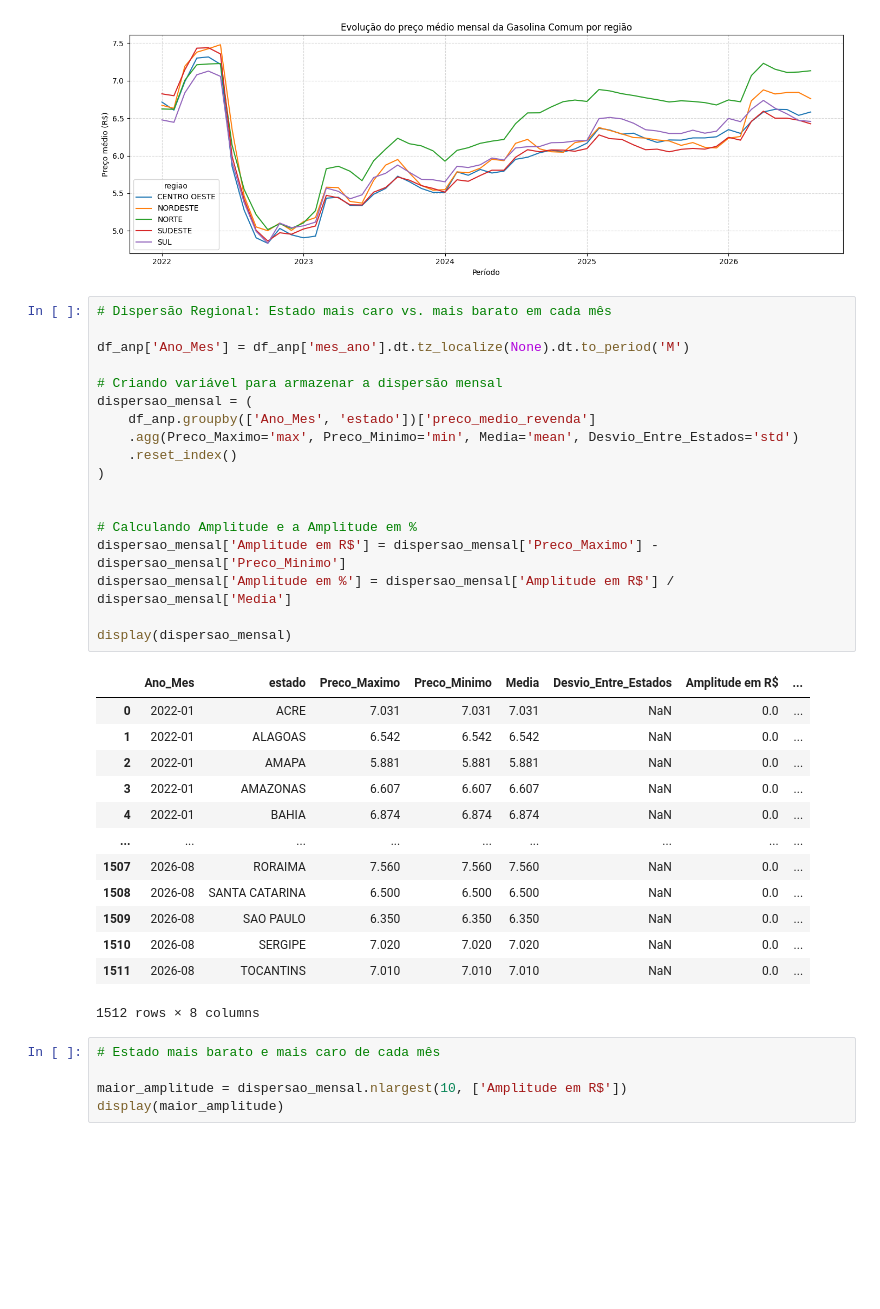
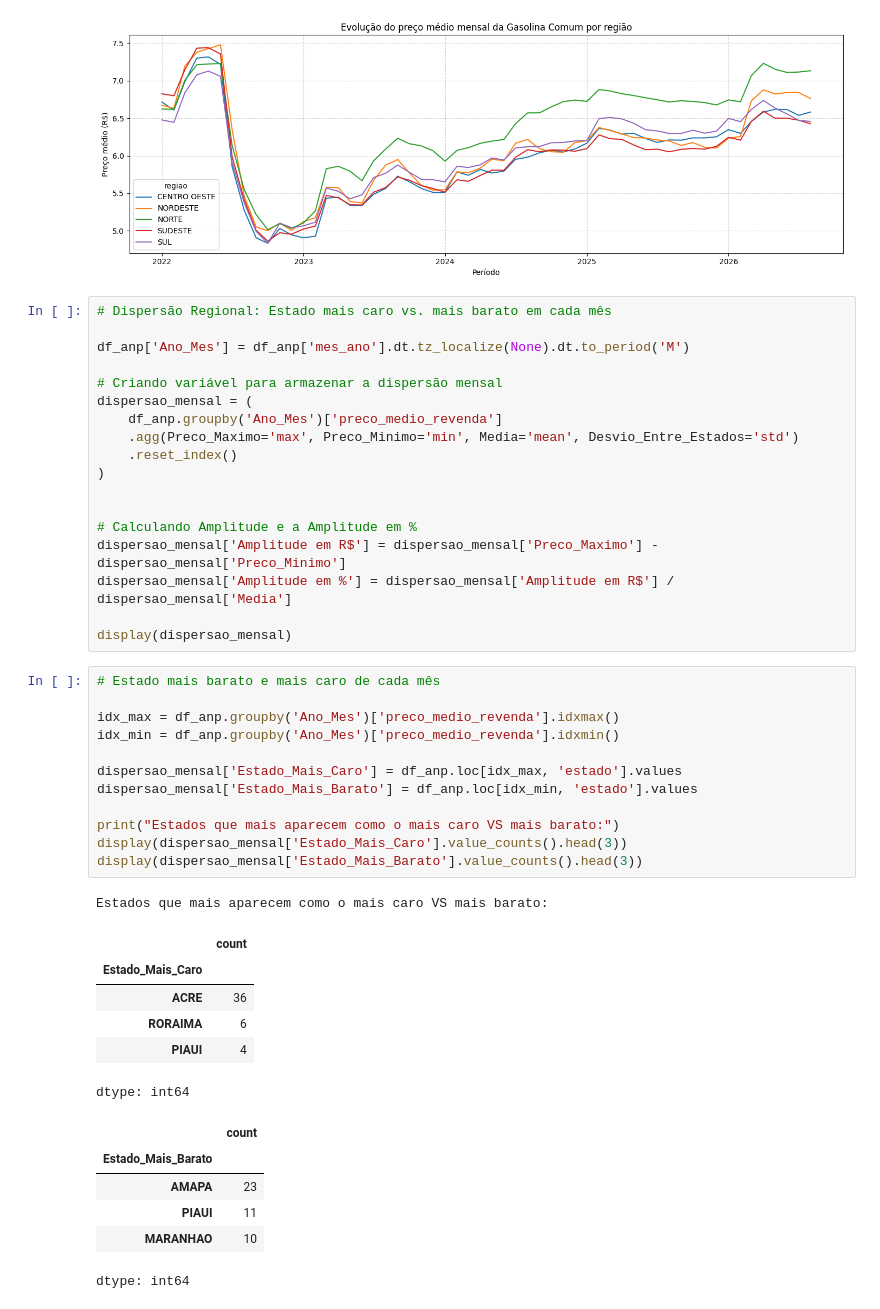
Before and after one commit to vitorjensen/Python_para_Analise_de_Dados, a Jupyter notebook: Projetos/Análise Exploratória de Combustível/Análise_Exploratória_de_Combustível.ipynb, the cells around one changed output. Drawn from its saved outputs; the diff is of its cells as text; blank space fills up the shorter version.

```diff
--- a/Projetos/Análise Exploratória de Combustível/Análise_Exploratória_de_Combustível.ipynb
+++ b/Projetos/Análise Exploratória de Combustível/Análise_Exploratória_de_Combustível.ipynb
@@ -690,7 +672,7 @@ df_anp['Ano_Mes'] = df_anp['mes_ano'].dt.tz_localize(None).dt.to_period('M')
 
 # Criando variável para armazenar a dispersão mensal
 dispersao_mensal = (
-    df_anp.groupby(['Ano_Mes', 'estado'])['preco_medio_revenda']
+    df_anp.groupby('Ano_Mes')['preco_medio_revenda']
     .agg(Preco_Maximo='max', Preco_Minimo='min', Media='mean', Desvio_Entre_Estados='std')
     .reset_index()
 )
@@ -701,22 +683,29 @@ dispersao_mensal['Amplitude em R$'] = dispersao_mensal['Preco_Maximo'] - dispers
 dispersao_mensal['Amplitude em %'] = dispersao_mensal['Amplitude em R$'] / dispersao_mensal['Media']
 
 display(dispersao_mensal)
-# %% [output]
-|  | Ano_Mes | estado | Preco_Maximo | Preco_Minimo | Media | Desvio_Entre_Estados | Amplitude em R$ | ... |
-| 0 | 2022-01 | ACRE | 7.031 | 7.031 | 7.031 | NaN | 0.0 | ... |
-| 1 | 2022-01 | ALAGOAS | 6.542 | 6.542 | 6.542 | NaN | 0.0 | ... |
-| 2 | 2022-01 | AMAPA | 5.881 | 5.881 | 5.881 | NaN | 0.0 | ... |
-| 3 | 2022-01 | AMAZONAS | 6.607 | 6.607 | 6.607 | NaN | 0.0 | ... |
-| 4 | 2022-01 | BAHIA | 6.874 | 6.874 | 6.874 | NaN | 0.0 | ... |
-| ... | ... | ... | ... | ... | ... | ... | ... | ... |
-| 1507 | 2026-08 | RORAIMA | 7.560 | 7.560 | 7.560 | NaN | 0.0 | ... |
-| 1508 | 2026-08 | SANTA CATARINA | 6.500 | 6.500 | 6.500 | NaN | 0.0 | ... |
-| 1509 | 2026-08 | SAO PAULO | 6.350 | 6.350 | 6.350 | NaN | 0.0 | ... |
-| 1510 | 2026-08 | SERGIPE | 7.020 | 7.020 | 7.020 | NaN | 0.0 | ... |
-| 1511 | 2026-08 | TOCANTINS | 7.010 | 7.010 | 7.010 | NaN | 0.0 | ... |
-1512 rows × 8 columns
-# %%
-# Estado mais barato e mais caro de cada mês
-
-maior_amplitude = dispersao_mensal.nlargest(10, ['Amplitude em R$'])
-display(maior_amplitude)
+# %%
+# Estado mais barato e mais caro de cada mês
+
+idx_max = df_anp.groupby('Ano_Mes')['preco_medio_revenda'].idxmax()
+idx_min = df_anp.groupby('Ano_Mes')['preco_medio_revenda'].idxmin()
+
+dispersao_mensal['Estado_Mais_Caro'] = df_anp.loc[idx_max, 'estado'].values
+dispersao_mensal['Estado_Mais_Barato'] = df_anp.loc[idx_min, 'estado'].values
+
+print("Estados que mais aparecem como o mais caro VS mais barato:")
+display(dispersao_mensal['Estado_Mais_Caro'].value_counts().head(3))
+display(dispersao_mensal['Estado_Mais_Barato'].value_counts().head(3))
+# %% [output]
+Estados que mais aparecem como o mais caro VS mais barato:
+|  | count |
+| Estado_Mais_Caro |  |
+| ACRE | 36 |
+| RORAIMA | 6 |
+| PIAUI | 4 |
+dtype: int64
+|  | count |
+| Estado_Mais_Barato |  |
+| AMAPA | 23 |
+| PIAUI | 11 |
+| MARANHAO | 10 |
+dtype: int64
```
Also changed, not shown: parts of 7 cells of this notebook.
